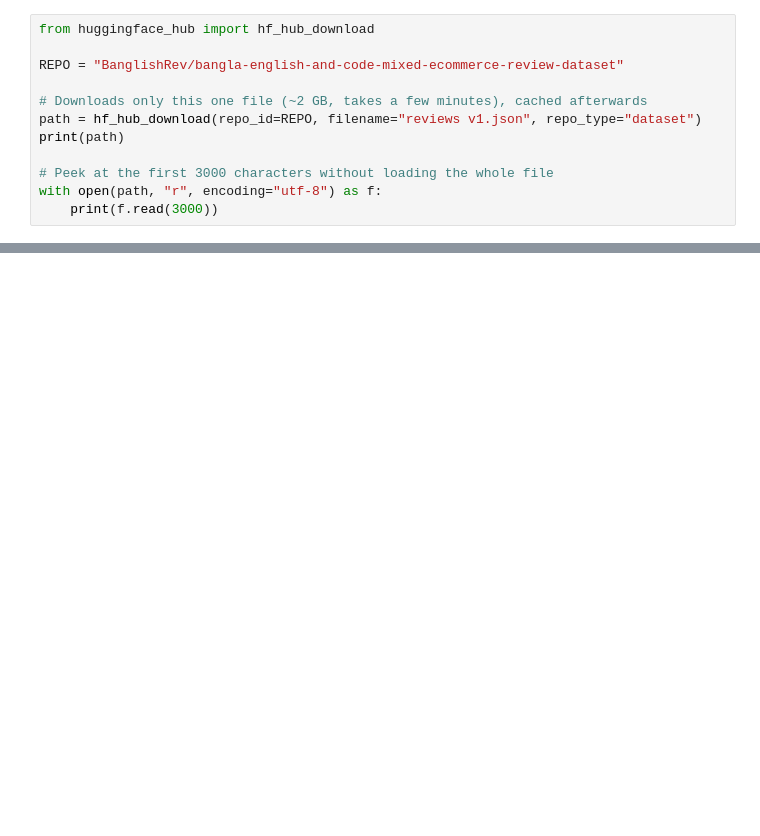
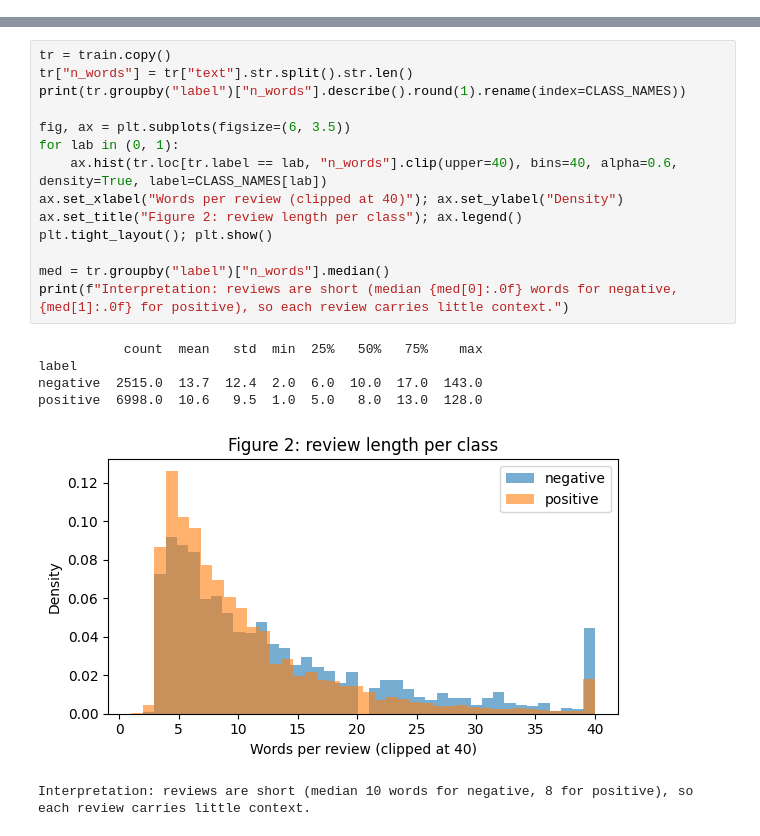
Before and after one commit to argha-ghosh/Natural-Language-Processing, a Jupyter notebook: Dataset_Daraz.ipynb, the cells around one changed output, grey strips where cells are left out. Drawn from its saved outputs; the diff is of its cells as text; blank space fills up the shorter version.

Commit message:
Update Dataset_Daraz notebook: preprocessing, models, evaluation

```diff
--- a/Dataset_Daraz.ipynb
+++ b/Dataset_Daraz.ipynb
@@ -61,12 +0,0 @@ for f in sorted(info.siblings, key=lambda x: x.rfilename):
-# %%
-from huggingface_hub import hf_hub_download
-
-REPO = "BanglishRev/bangla-english-and-code-mixed-ecommerce-review-dataset"
-
-# Downloads only this one file (~2 GB, takes a few minutes), cached afterwards
-path = hf_hub_download(repo_id=REPO, filename="reviews v1.json", repo_type="dataset")
-print(path)
-
-# Peek at the first 3000 characters without loading the whole file
-with open(path, "r", encoding="utf-8") as f:
-    print(f.read(3000))
@@ -187,0 +77,21 @@ Name: proportion, dtype: float64
+# %%
+tr = train.copy()
+tr["n_words"] = tr["text"].str.split().str.len()
+print(tr.groupby("label")["n_words"].describe().round(1).rename(index=CLASS_NAMES))
+
+fig, ax = plt.subplots(figsize=(6, 3.5))
+for lab in (0, 1):
+    ax.hist(tr.loc[tr.label == lab, "n_words"].clip(upper=40), bins=40, alpha=0.6, density=True, label=CLASS_NAMES[lab])
+ax.set_xlabel("Words per review (clipped at 40)"); ax.set_ylabel("Density")
+ax.set_title("Figure 2: review length per class"); ax.legend()
+plt.tight_layout(); plt.show()
+
+med = tr.groupby("label")["n_words"].median()
+print(f"Interpretation: reviews are short (median {med[0]:.0f} words for negative, {med[1]:.0f} for positive), so each review carries little context.")
+# %% [output]
+           count  mean   std  min  25%   50%   75%    max
+label
+negative  2515.0  13.7  12.4  2.0  6.0  10.0  17.0  143.0
+positive  6998.0  10.6   9.5  1.0  5.0   8.0  13.0  128.0
+[figure, added]
+Interpretation: reviews are short (median 10 words for negative, 8 for positive), so each review carries little context.
```
Also changed, not shown: parts of 18 cells of this notebook, 18 other files.
